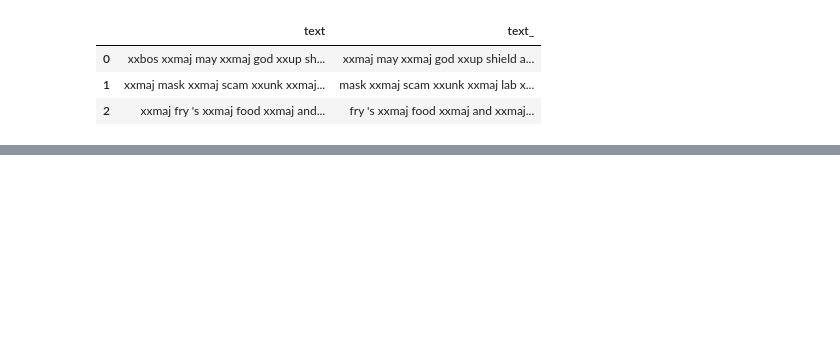
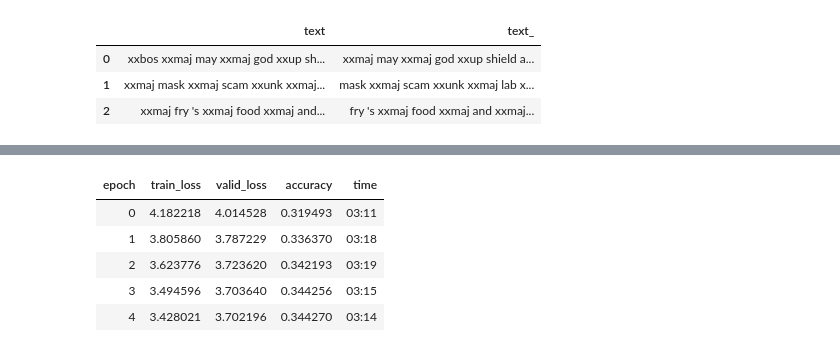
Before and after one commit to Ritaprava95/Corona_Text_Classification_FastaiV2, a Jupyter notebook: TrainLanguageModel.ipynb, the cells around one changed output, grey strips where cells are left out. Drawn from its saved outputs; the diff is of its cells as text; code cells hidden in the pictures; blank space fills up the shorter version.

```diff
--- a/TrainLanguageModel.ipynb
+++ b/TrainLanguageModel.ipynb
@@ -16,0 +33,10 @@ fastai_language_model_data.show_batch(max_n=3)
+# %%
+# Training just the last few layers for 5 epoch
+lm_learner.fit_one_cycle(5, 0.005)
+# %% [output]
+| epoch | train_loss | valid_loss | accuracy | time |
+| 0 | 4.182218 | 4.014528 | 0.319493 | 03:11 |
+| 1 | 3.805860 | 3.787229 | 0.336370 | 03:18 |
+| 2 | 3.623776 | 3.723620 | 0.342193 | 03:19 |
+| 3 | 3.494596 | 3.703640 | 0.344256 | 03:15 |
+| 4 | 3.428021 | 3.702196 | 0.344270 | 03:14 |
```
Also changed, not shown: parts of 9 cells of this notebook, 1 other file.
